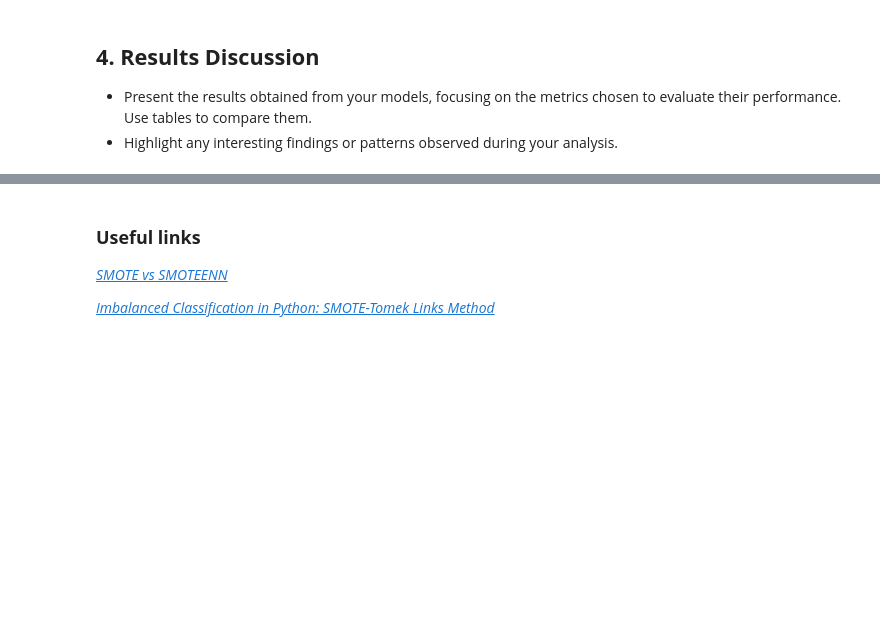
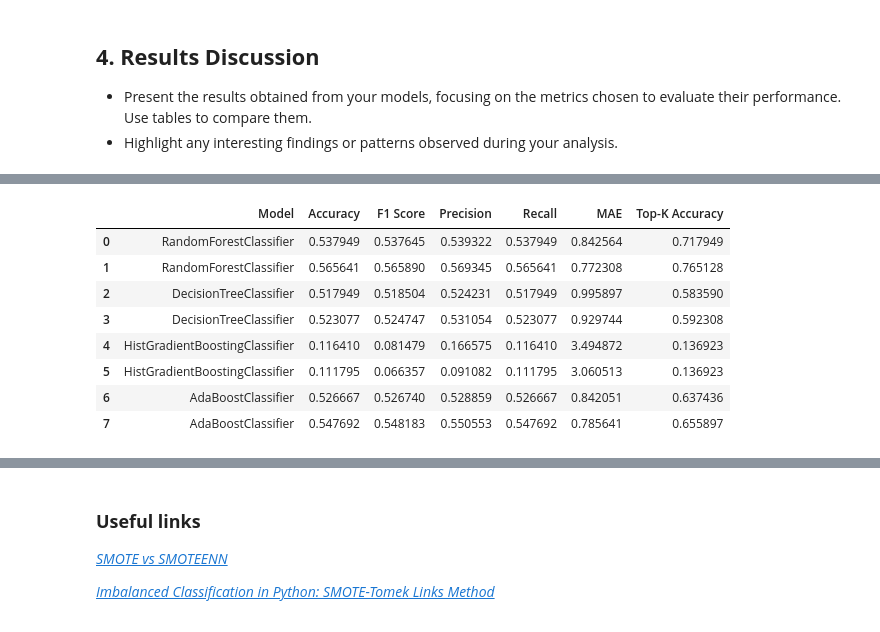
Before and after one commit to DiegoLopezAroca/Multiclass-Corporate-Credit-Rating, a Jupyter notebook: src/Multiclass_Corporate_Credit_Rating_D1_2.ipynb, the cells around one changed output, grey strips where cells are left out. Cells and saved outputs as stored; diff of their text form; code cells hidden in the pictures; blank space fills up the shorter version.

```diff
--- a/src/Multiclass_Corporate_Credit_Rating_D1_2.ipynb
+++ b/src/Multiclass_Corporate_Credit_Rating_D1_2.ipynb
@@ -724,0 +759,12 @@ comparison_model.head(10)
+# %%
+comparisons_models.head(8)
+# %% [output]
+|  | Model | Accuracy | F1 Score | Precision | Recall | MAE | Top-K Accuracy |
+| 0 | RandomForestClassifier | 0.537949 | 0.537645 | 0.539322 | 0.537949 | 0.842564 | 0.717949 |
+| 1 | RandomForestClassifier | 0.565641 | 0.565890 | 0.569345 | 0.565641 | 0.772308 | 0.765128 |
+| 2 | DecisionTreeClassifier | 0.517949 | 0.518504 | 0.524231 | 0.517949 | 0.995897 | 0.583590 |
+| 3 | DecisionTreeClassifier | 0.523077 | 0.524747 | 0.531054 | 0.523077 | 0.929744 | 0.592308 |
+| 4 | HistGradientBoostingClassifier | 0.116410 | 0.081479 | 0.166575 | 0.116410 | 3.494872 | 0.136923 |
+| 5 | HistGradientBoostingClassifier | 0.111795 | 0.066357 | 0.091082 | 0.111795 | 3.060513 | 0.136923 |
+| 6 | AdaBoostClassifier | 0.526667 | 0.526740 | 0.528859 | 0.526667 | 0.842051 | 0.637436 |
+| 7 | AdaBoostClassifier | 0.547692 | 0.548183 | 0.550553 | 0.547692 | 0.785641 | 0.655897 |
```
Also changed, not shown: parts of 20 cells of this notebook, 1 other file.
